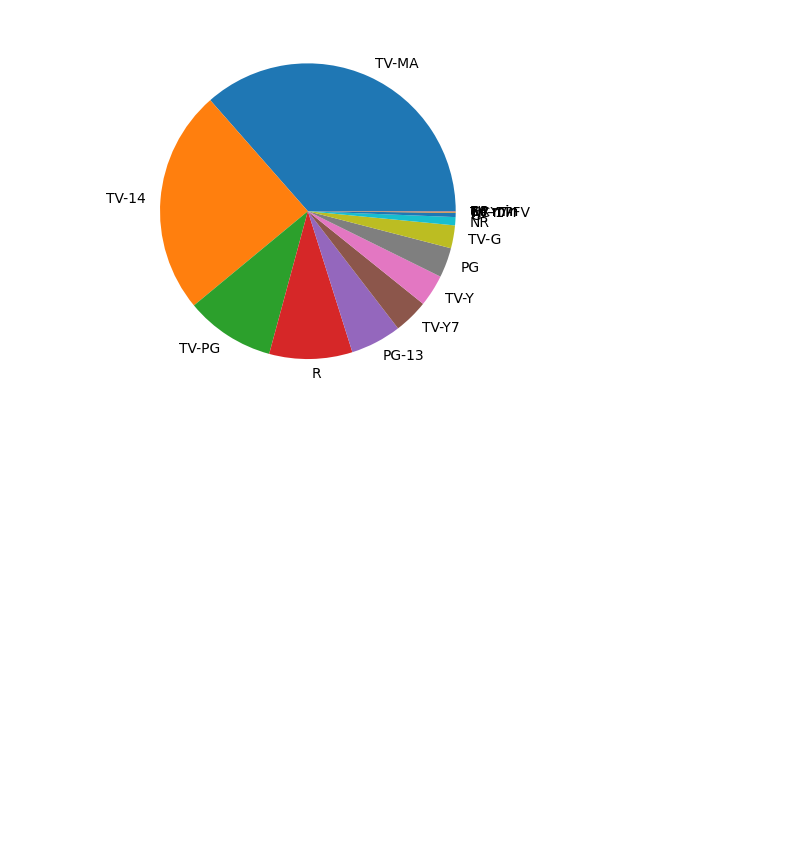
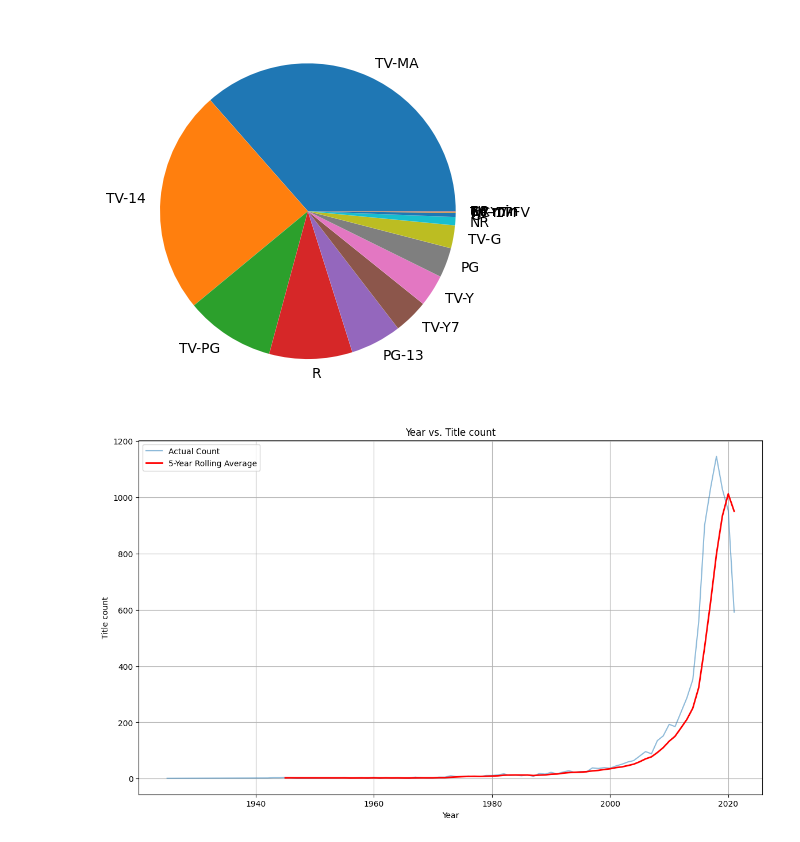
Before and after one commit to Ansh-Patoliya/python_learning, a Jupyter notebook: Project/netflix_data_analysis/netflix_data_analysis.ipynb, the cells around one changed output. Saved outputs shown, nothing was run; the diff lists cells and outputs as text; code cells hidden in the pictures; blank space fills up the shorter version.

```diff
--- a/Project/netflix_data_analysis/netflix_data_analysis.ipynb
+++ b/Project/netflix_data_analysis/netflix_data_analysis.ipynb
@@ -636,5 +638,19 @@ plt.show()
 [figure]
 # %%
 # 5. Create a line chart that shows the number of titles added each year (release_year). This will give you a trend of content growth over time.
+title_count=df.groupby('release_year')['title'].count()
+rolling_avg = title_count.rolling(window=5).mean()
+plt.figure(figsize=(14,8))
+plt.plot(title_count.index, title_count.values, label='Actual Count', alpha=0.5)
+plt.plot(rolling_avg.index, rolling_avg.values, label='5-Year Rolling Average', color='red', linewidth=2)
+plt.xlabel('Year')
+plt.ylabel('Title count')
+plt.title('Year vs. Title count')
+plt.grid(True)
+plt.legend()
+plt.show()
+# df.info()
+# %% [output]
+[figure, added]
 # %%
 # 6. Top Content-Producing Countries: Visualize the top 10 countries with the most content using a horizontal bar chart.
```
Also changed, not shown: parts of 8 cells of this notebook, 2 other files.
